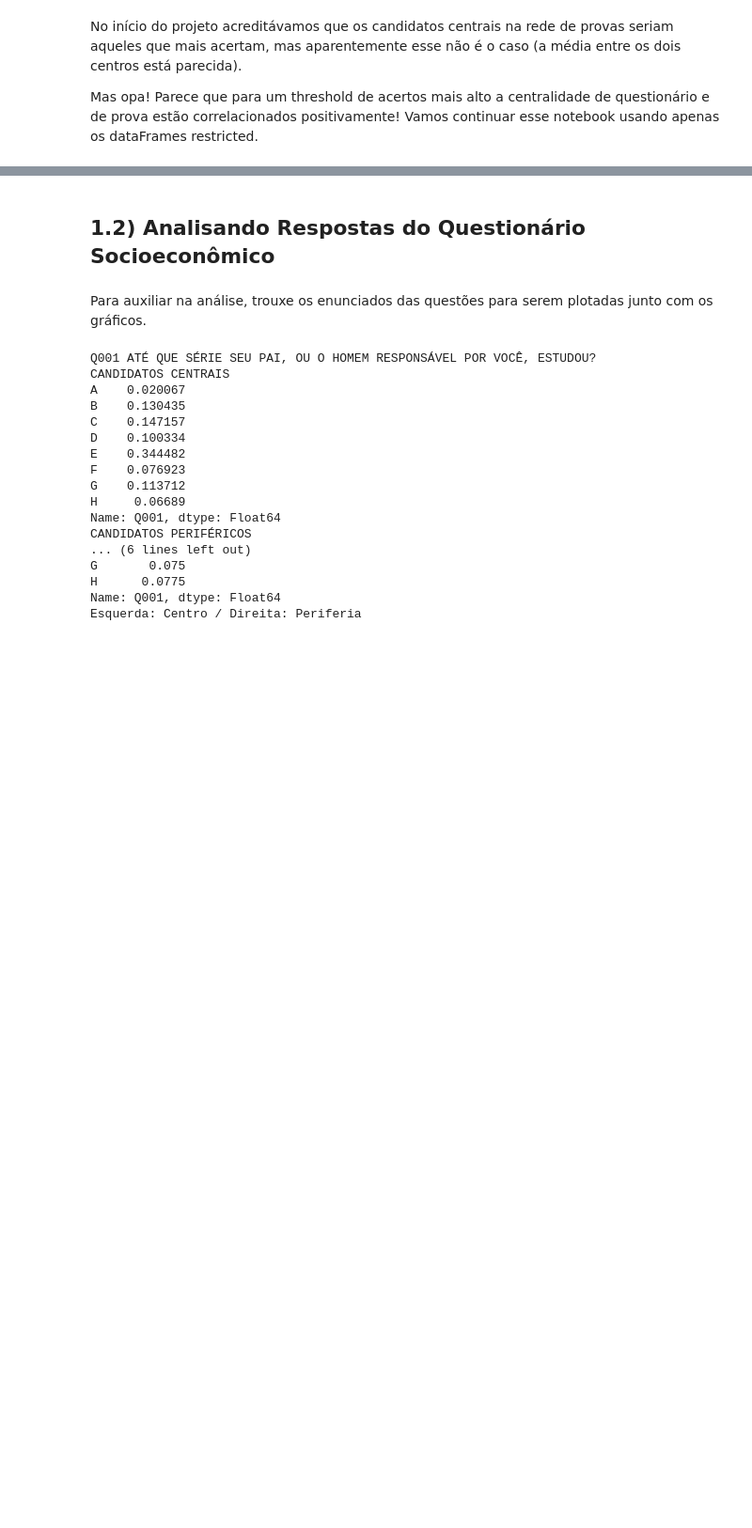
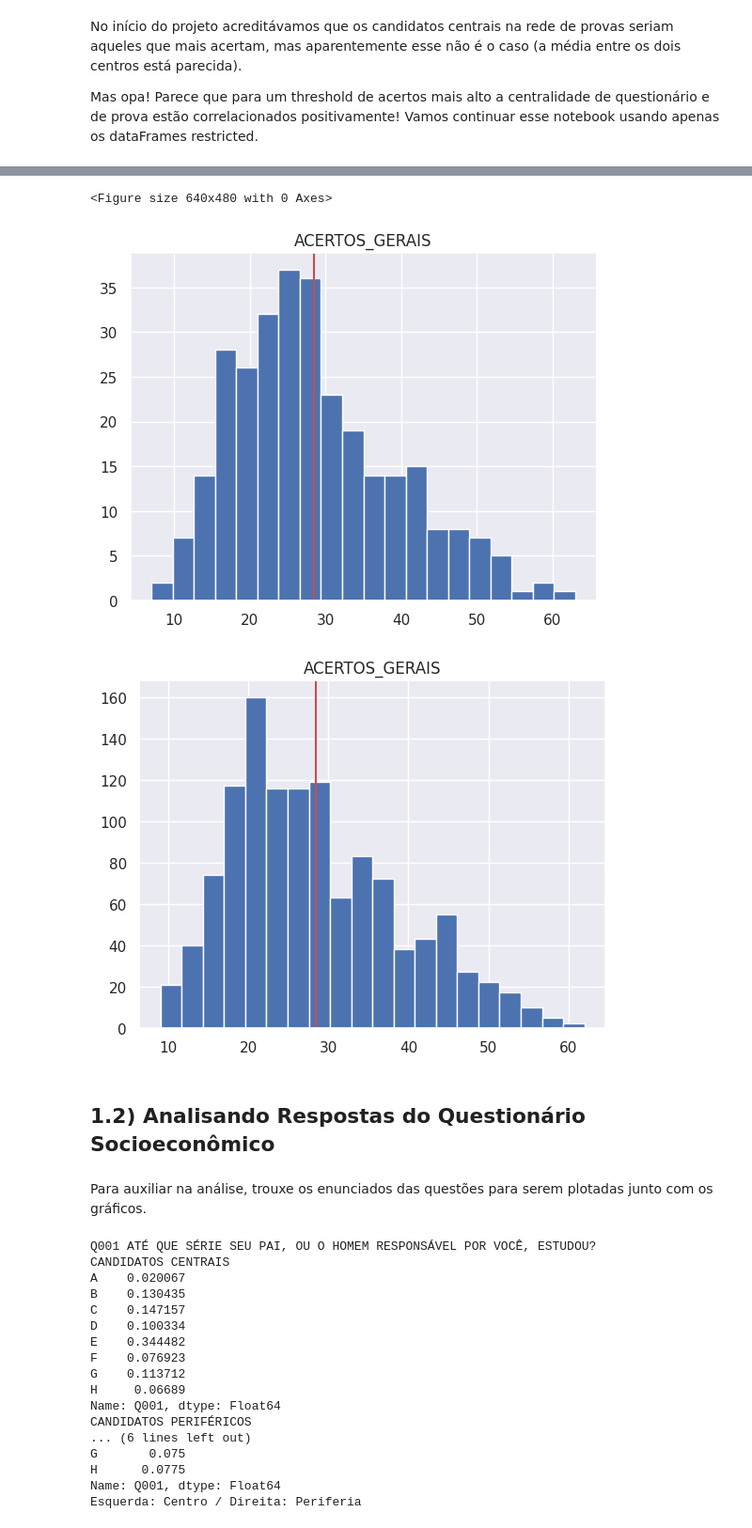
Before and after one commit to gabrielonishi/ENEMSocialNetworkAnalysis, a Jupyter notebook: 3 - Teste de Hipótese.ipynb, the cells around one changed output, grey strips where cells are left out. Shown at 94% size. Drawn from its saved outputs; the diff is of its cells as text; code cells hidden in the pictures; blank space fills up the shorter version.

```diff
--- a/3 - Teste de Hipótese.ipynb
+++ b/3 - Teste de Hipótese.ipynb
@@ -131,3 +210,14 @@ Mas opa! Parece que para um threshold de acertos mais alto a centralidade de que
+# %%
+plt.figure()
+centrais_quest_restrict.hist('ACERTOS_GERAIS', bins=20)
+plt.axvline(x = centrais_quest_restrict['ACERTOS_GERAIS'].mean(), color = 'r', label = 'axvline - full height')
+perif_quest_restrict.hist('ACERTOS_GERAIS', bins=20)
+plt.axvline(x = perif_prova_restrict['ACERTOS_GERAIS'].mean(), color = 'r', label = 'axvline - full height')
+plt.show()
+# %% [output]
+<Figure size 640x480 with 0 Axes>
+[figure, added]
+[figure, added]
 # %% [markdown]
 ## 1.2) Analisando Respostas do Questionário Socioeconômico
 # %% [markdown]
```
Also changed, not shown: parts of 38 cells of this notebook, 3 other files.
